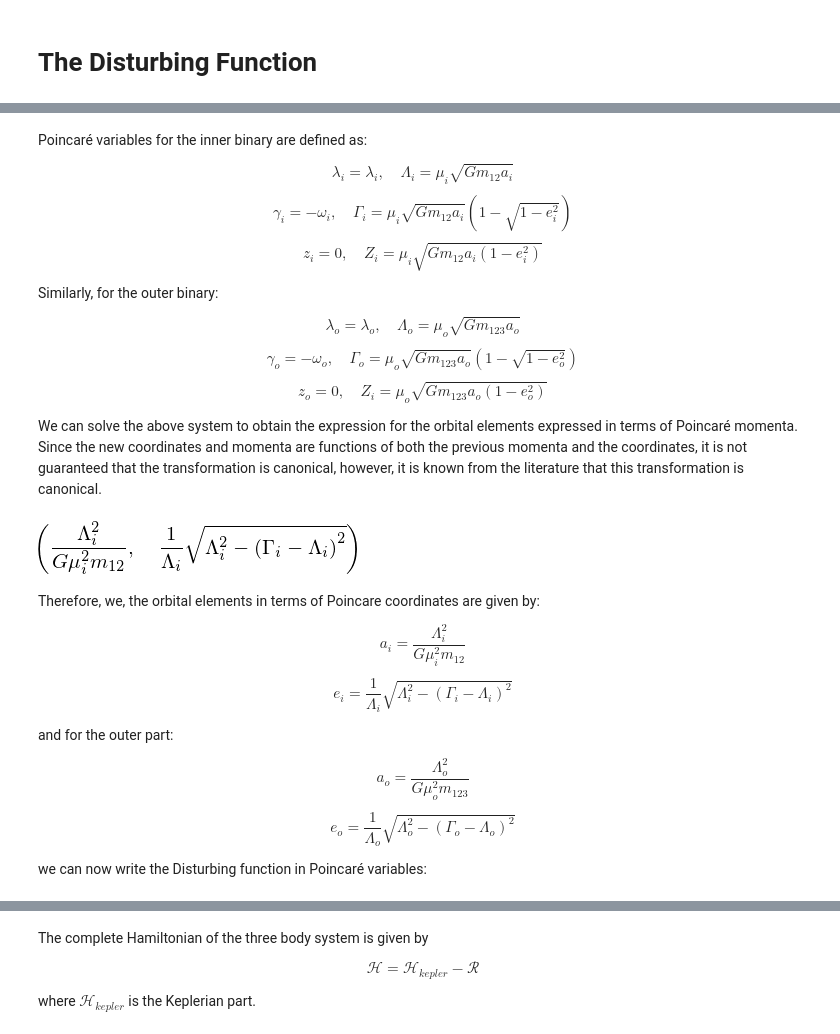
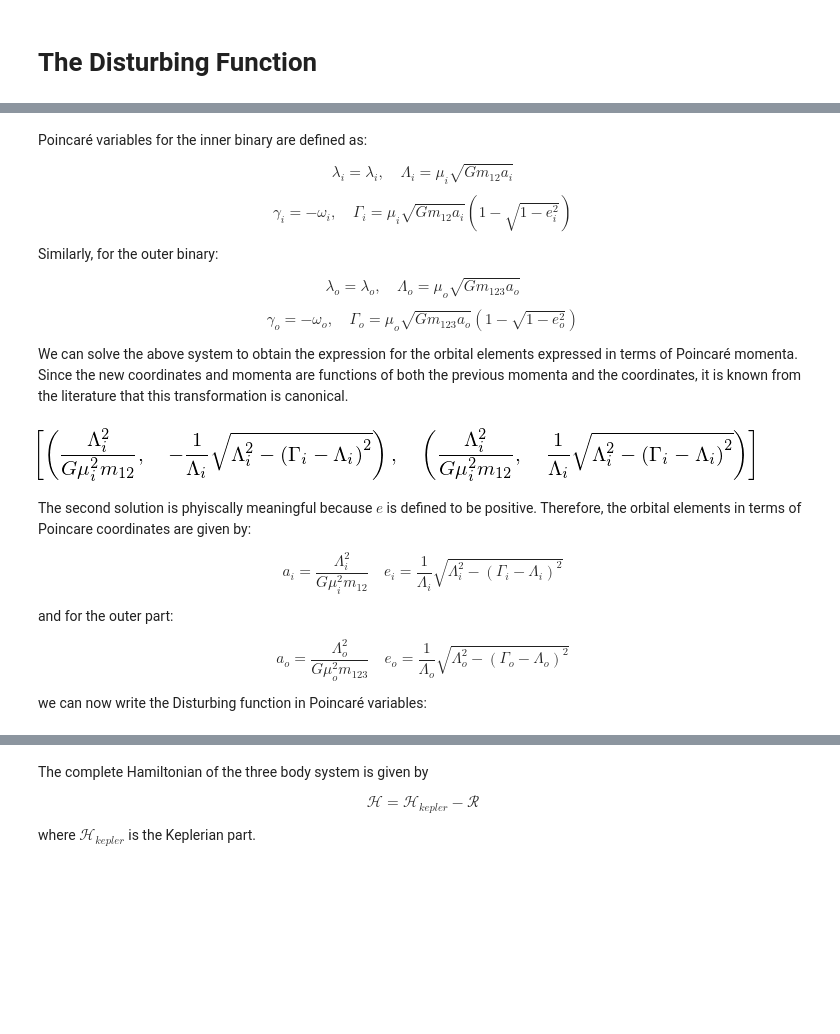
Before and after one commit to fbartolic/master_thesis, a Jupyter notebook: notebooks/resonant_hamiltonian.ipynb, the cells around one changed output, grey strips where cells are left out. Drawn from its saved outputs; the diff is of its cells as text; code cells hidden in the pictures; blank space fills up the shorter version.

```diff
--- a/notebooks/resonant_hamiltonian.ipynb
+++ b/notebooks/resonant_hamiltonian.ipynb
@@ -82,42 +100,37 @@ Poincaré variables for the inner binary are defined as:
 
 $$\lambda_i = \lambda_i,\quad \Lambda_i = \mu_i \sqrt{G m_{12} a_i} $$
 $$\gamma_i = -\omega_i,\quad \Gamma_i = \mu_i \sqrt{G m_{12} a_i} (1-\sqrt{1-e_i^2})$$
-$$z_i=0,\quad Z_i = \mu_i \sqrt{G m_{12} a_i(1-e_i^2)}$$
 
 Similarly, for the outer binary:
 
 $$\lambda_o = \lambda_o,\quad \Lambda_o = \mu_o \sqrt{G m_{123} a_o}$$
 $$\gamma_o = -\omega_o,\quad \Gamma_o = \mu_o \sqrt{G m_{123} a_o} (1-\sqrt{1-e_o^2})$$
-$$z_o=0,\quad Z_i = \mu_o \sqrt{G m_{123} a_o(1-e_o^2)}$$
 
-We can solve the above system to obtain the expression for the orbital elements expressed in terms of Poincaré momenta. Since the new coordinates and momenta are functions of both the previous momenta and the coordinates, it is not guaranteed that the transformation is canonical, however, it is known from the literature that this transformation is canonical.
+We can solve the above system to obtain the expression for the orbital elements expressed in terms of Poincaré momenta. Since the new coordinates and momenta are functions of both the previous momenta and the coordinates,  it is known from the literature that this transformation is canonical.
 # %%
 # Define Poincaré variables
-Lambda_i, Gamma_i, Z_i, Lambda_o, Gamma_o, Z_o, m12, m123\
-    = symbols("\Lambda_i, Gamma_i, Z_i, \Lambda_o, Gamma_o, Z_o, m_{12}, m_{123}",
+Lambda_i, Gamma_i, Lambda_o, Gamma_o, m12, m123 =\
+    symbols("\Lambda_i, Gamma_i, \Lambda_o, Gamma_o, m_{12}, m_{123}",
               real=True, positive=True)
 gamma_o, gamma_i = symbols("\gamma_o, \gamma_i", real=True)
 
 # Solve for orbital elements in terms of Poincaré variables
 x = solve([Eq(mu_i*sqrt(G*m12*a_i) - Lambda_i),
-             Eq(mu_i*sqrt(G*m12*a_i)*(1 - sqrt(1 - e_i**2)) - Gamma_i)], [a_i, e_i])
+           Eq(mu_i*sqrt(G*m12*a_i)*(1 - sqrt(1 - e_i**2)) - Gamma_i)],
+        [a_i, e_i])
 
-# the first sol. has neg. ecc.
-x[1]
+x
 # %% [output]
-[figure, old version]
+[figure, new version]
 # %% [markdown]
-Therefore, we, the orbital elements in terms of Poincare coordinates are given by:
+The second solution is phyiscally meaningful because $e$ is defined to be positive.
+Therefore, the orbital elements in terms of Poincare coordinates are given by:
 
-$$a_i = \frac{\Lambda_i^{2}}{G \mu_i^{2} m_{12}}$$
-
-$$e_i = \frac{1}{\Lambda_i} \sqrt{\Lambda_i^{2} - \left(\Gamma_{i} - \Lambda_i\right)^{2}}$$
+$$a_i = \frac{\Lambda_i^{2}}{G \mu_i^{2} m_{12}}\quad e_i = \frac{1}{\Lambda_i} \sqrt{\Lambda_i^{2} - \left(\Gamma_{i} - \Lambda_i\right)^{2}}$$
 
 and for the outer part:
 
-$$a_o = \frac{\Lambda_o^{2}}{G \mu_o^{2} m_{123}}$$
-
-$$e_o = \frac{1}{\Lambda_o} \sqrt{\Lambda_o^{2} - \left(\Gamma_{o} - \Lambda_o\right)^{2}}$$
+$$a_o = \frac{\Lambda_o^{2}}{G \mu_o^{2} m_{123}}\quad e_o = \frac{1}{\Lambda_o} \sqrt{\Lambda_o^{2} - \left(\Gamma_{o} - \Lambda_o\right)^{2}}$$
 
 we can now write the Disturbing function in Poincaré variables:
 # %%
```
Also changed, not shown: parts of 73 cells of this notebook.
